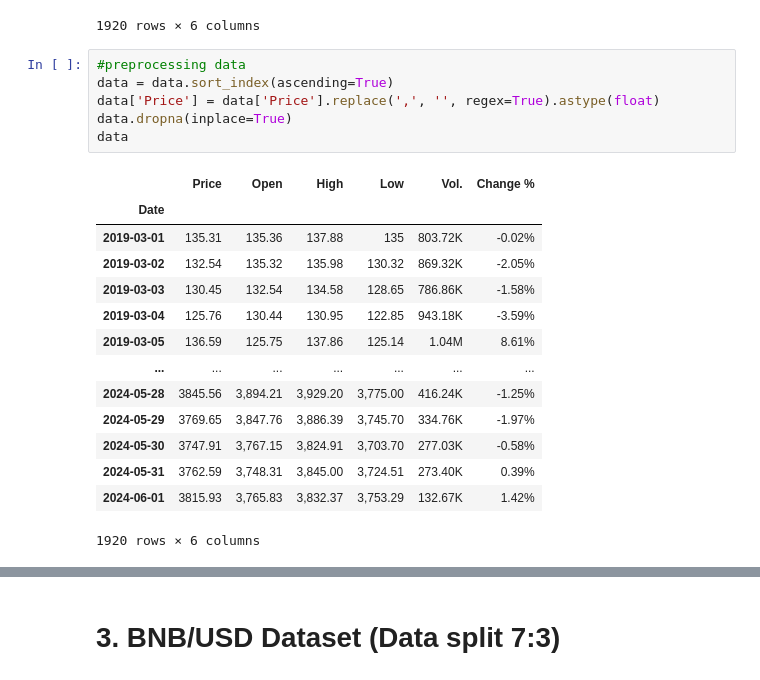
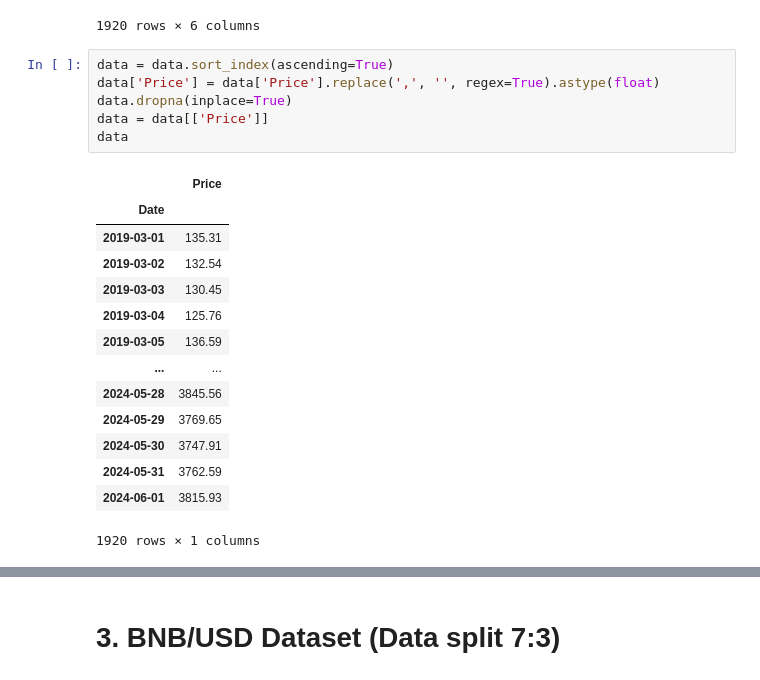
Before and after one commit to UIT21522336/IS403_O22_HTCL_10, a Jupyter notebook: Model/Team10_RandomForest.ipynb, the cells around one changed output, grey strips where cells are left out. Drawn from its saved outputs; the diff is of its cells as text.

```diff
--- a/Model/Team10_RandomForest.ipynb
+++ b/Model/Team10_RandomForest.ipynb
@@ -310,23 +214,23 @@ data
 | 2019-03-01 | 135.31 | 135.36 | 137.88 | 135 | 803.72K | -0.02% |
 1920 rows × 6 columns
 # %%
-#preprocessing data
 data = data.sort_index(ascending=True)
 data['Price'] = data['Price'].replace(',', '', regex=True).astype(float)
 data.dropna(inplace=True)
+data = data[['Price']]
 data
 # %% [output]
-|  | Price | Open | High | Low | Vol. | Change % |
-| Date |  |  |  |  |  |  |
-| 2019-03-01 | 135.31 | 135.36 | 137.88 | 135 | 803.72K | -0.02% |
-| 2019-03-02 | 132.54 | 135.32 | 135.98 | 130.32 | 869.32K | -2.05% |
-| 2019-03-03 | 130.45 | 132.54 | 134.58 | 128.65 | 786.86K | -1.58% |
-| 2019-03-04 | 125.76 | 130.44 | 130.95 | 122.85 | 943.18K | -3.59% |
-| 2019-03-05 | 136.59 | 125.75 | 137.86 | 125.14 | 1.04M | 8.61% |
-| ... | ... | ... | ... | ... | ... | ... |
-| 2024-05-28 | 3845.56 | 3,894.21 | 3,929.20 | 3,775.00 | 416.24K | -1.25% |
-| 2024-05-29 | 3769.65 | 3,847.76 | 3,886.39 | 3,745.70 | 334.76K | -1.97% |
-| 2024-05-30 | 3747.91 | 3,767.15 | 3,824.91 | 3,703.70 | 277.03K | -0.58% |
-| 2024-05-31 | 3762.59 | 3,748.31 | 3,845.00 | 3,724.51 | 273.40K | 0.39% |
-| 2024-06-01 | 3815.93 | 3,765.83 | 3,832.37 | 3,753.29 | 132.67K | 1.42% |
+|  | Price |
+| Date |  |
+| 2019-03-01 | 135.31 |
+| 2019-03-02 | 132.54 |
+| 2019-03-03 | 130.45 |
+| 2019-03-04 | 125.76 |
+| 2019-03-05 | 136.59 |
+| ... | ... |
+| 2024-05-28 | 3845.56 |
+| 2024-05-29 | 3769.65 |
+| 2024-05-30 | 3747.91 |
+| 2024-05-31 | 3762.59 |
+| 2024-06-01 | 3815.93 |
-1920 rows × 6 columns
+1920 rows × 1 columns
```
Also changed, not shown: parts of 174 cells of this notebook, 6 other files.
